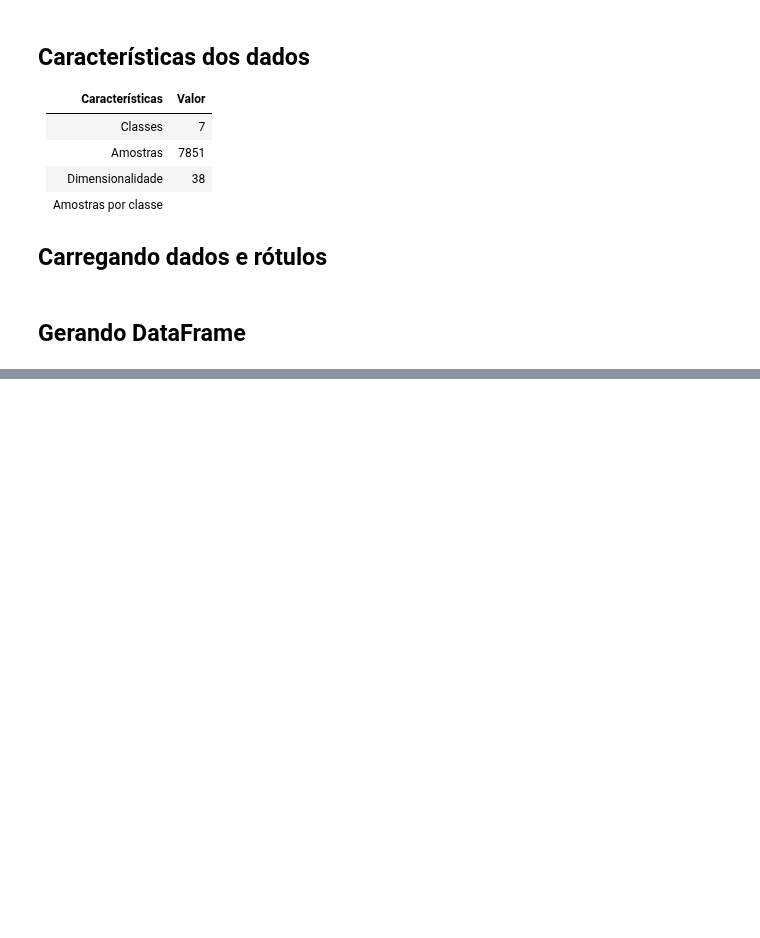
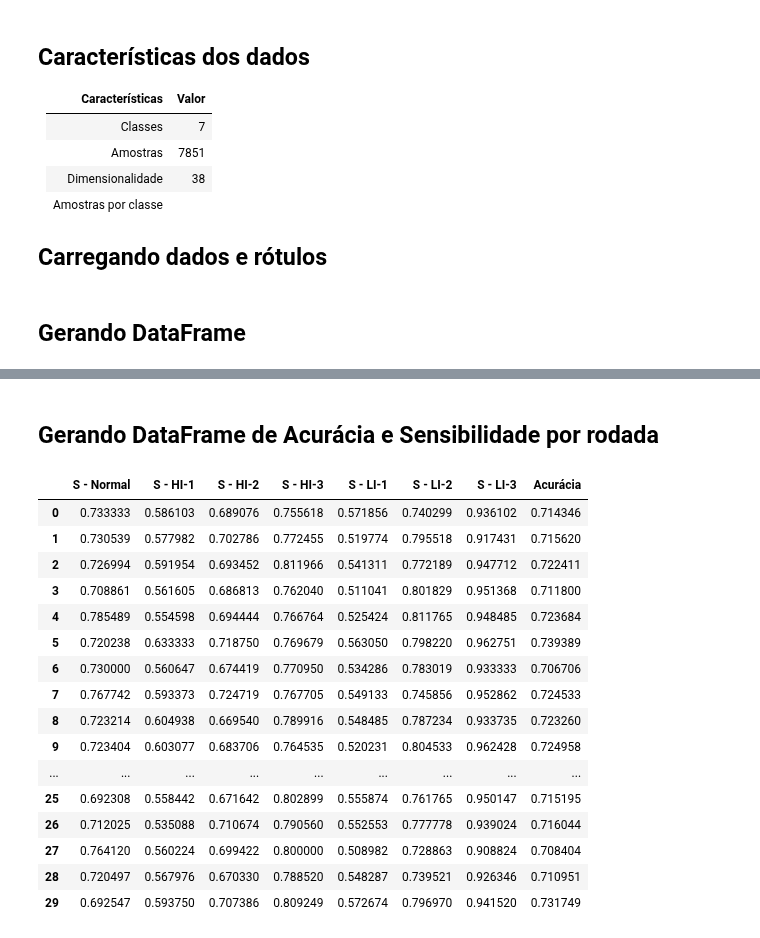
Before and after one commit to newtmagalhaes/Machine-Learning, a Jupyter notebook: ML/f01-chain/jupyter.ipynb, the cells around one changed output, grey strips where cells are left out. Saved outputs shown, nothing was run; the diff lists cells and outputs as text; code cells hidden in the pictures; blank space fills up the shorter version.

```diff
--- a/ML/f01-chain/jupyter.ipynb
+++ b/ML/f01-chain/jupyter.ipynb
@@ -67,0 +169,36 @@ chainDF.describe()
+# %%
+for rodada in range(1, 30):
+
+    # Gerando inteiro aleatório para distribuição dos dados
+    semente = randint(0, 8001)
+    while semente in used_seed:
+        semente = randint(0, 8001)
+
+    X_train, X_test, y_train, y_test = train_test_split(X, y, test_size=0.3, random_state=semente)
+
+    # Instanciando classificador
+    classifier = KNeighborsClassifier(n_neighbors=k_vizinhos)
+
+    # Treinando modelo
+    classifier.fit(X_train, y_train)
+
+    # Realizando teste de classificação
+    y_pred = classifier.predict(X_test)
+
+    # Adicionando resultados à lista
+    acc = accuracy_score(y_test, y_pred)
+    chain_acc.append(acc)
+
+    sns = recall_score(y_test, y_pred, average=None)
+    chain_sns.append(sns)
+
+    print("\n- RODADA {turn} - Semente {seed} -\n".format(turn=rodada, seed=semente))
+    print("- Acurácia {acc} -\n- Sensibilidade {sns} -\n".format(acc=acc, sns=sns))
+
+    print(classification_report(y_test, y_pred, target_names=chain_ds['target_names']))
+
+    print("Matriz de confusão normalizada")
+    print(confusion_matrix(y_test, y_pred, normalize='true'))
+
+    # Descomente a linha abaixo para plotar matriz de confusão normalizada
+    # plot_confusion_matrix(classifier, X_test, y_test, display_labels=chain_ds['target_names'], cmap=plt.cm.Blues, normalize='true')
@@ -67,0 +223,27 @@ chainDF.describe()
+# %% [markdown]
+## Gerando DataFrame de Acurácia e Sensibilidade por rodada
+# %%
+metricDF = pd.DataFrame(
+    data=chain_sns,
+    columns=['S - {}'.format(name) for name in chain_ds['target_names']])
+
+metricDF['Acurácia'] = chain_acc
+metricDF
+# %% [output]
+|  | S - Normal | S - HI-1 | S - HI-2 | S - HI-3 | S - LI-1 | S - LI-2 | S - LI-3 | Acurácia |
+| 0 | 0.733333 | 0.586103 | 0.689076 | 0.755618 | 0.571856 | 0.740299 | 0.936102 | 0.714346 |
+| 1 | 0.730539 | 0.577982 | 0.702786 | 0.772455 | 0.519774 | 0.795518 | 0.917431 | 0.715620 |
+| 2 | 0.726994 | 0.591954 | 0.693452 | 0.811966 | 0.541311 | 0.772189 | 0.947712 | 0.722411 |
+| 3 | 0.708861 | 0.561605 | 0.686813 | 0.762040 | 0.511041 | 0.801829 | 0.951368 | 0.711800 |
+| 4 | 0.785489 | 0.554598 | 0.694444 | 0.766764 | 0.525424 | 0.811765 | 0.948485 | 0.723684 |
+| 5 | 0.720238 | 0.633333 | 0.718750 | 0.769679 | 0.563050 | 0.798220 | 0.962751 | 0.739389 |
+| 6 | 0.730000 | 0.560647 | 0.674419 | 0.770950 | 0.534286 | 0.783019 | 0.933333 | 0.706706 |
+| 7 | 0.767742 | 0.593373 | 0.724719 | 0.767705 | 0.549133 | 0.745856 | 0.952862 | 0.724533 |
+| 8 | 0.723214 | 0.604938 | 0.669540 | 0.789916 | 0.548485 | 0.787234 | 0.933735 | 0.723260 |
+| 9 | 0.723404 | 0.603077 | 0.683706 | 0.764535 | 0.520231 | 0.804533 | 0.962428 | 0.724958 |
+| ... | ... | ... | ... | ... | ... | ... | ... | ... |
+| 25 | 0.692308 | 0.558442 | 0.671642 | 0.802899 | 0.555874 | 0.761765 | 0.950147 | 0.715195 |
+| 26 | 0.712025 | 0.535088 | 0.710674 | 0.790560 | 0.552553 | 0.777778 | 0.939024 | 0.716044 |
+| 27 | 0.764120 | 0.560224 | 0.699422 | 0.800000 | 0.508982 | 0.728863 | 0.908824 | 0.708404 |
+| 28 | 0.720497 | 0.567976 | 0.670330 | 0.788520 | 0.548287 | 0.739521 | 0.926346 | 0.710951 |
+| 29 | 0.692547 | 0.593750 | 0.707386 | 0.809249 | 0.572674 | 0.796970 | 0.941520 | 0.731749 |
```
Also changed, not shown: parts of 11 cells of this notebook.
